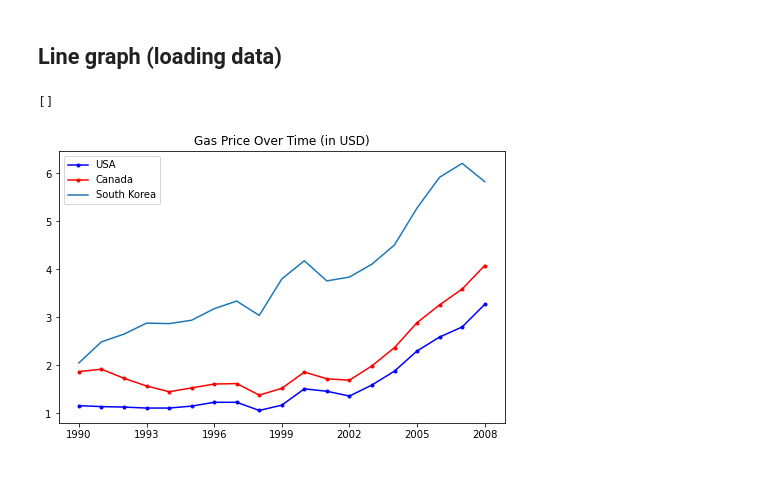
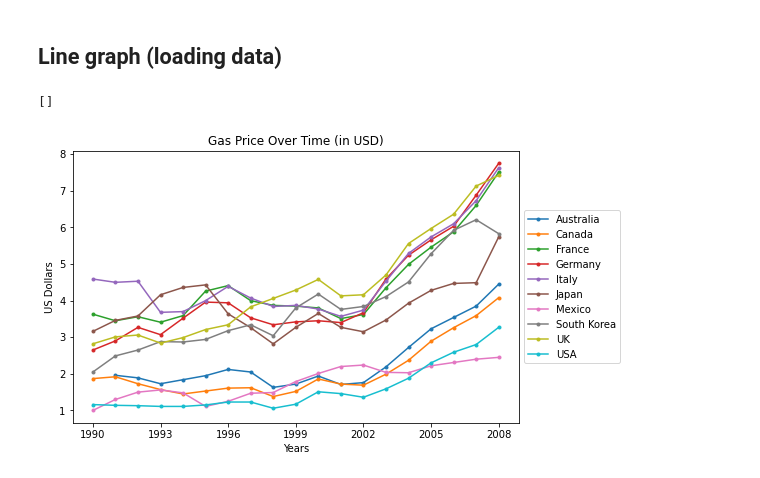
Before and after one commit to sheddyranking/Data-Visualization, a Jupyter notebook: matplotlib1.py.ipynb, the cells around one changed output. Drawn from its saved outputs; the diff is of its cells as text; code cells hidden in the pictures.

Commit message:
updated gas_prices plot

```diff
--- a/matplotlib1.py.ipynb
+++ b/matplotlib1.py.ipynb
@@ -9,23 +9,33 @@ import pandas as pd
 # %%
 gas = pd.read_csv('gas_prices.csv')
 
 plt.figure(figsize=(8,5))
 
 plt.title('Gas Price Over Time (in USD)')
 
 #gas.year(Y-axis), gas.countries(x-axis)
 
-plt.plot(gas.Year,gas.USA, 'b.-', label ='USA')
-plt.plot(gas.Year, gas.Canada,'r.-', label ='Canada')
-plt.plot(gas.Year, gas['South Korea'],'g.-', label ='South Korea') # use this syntax for two entries
+#plt.plot(gas.Year,gas.USA, 'b.-', label ='USA')
+#plt.plot(gas.Year, gas.Canada,'r.-', label ='Canada')
+#plt.plot(gas.Year, gas['South Korea'],'g.-', label ='South Korea') # use this syntax for two entries
+
+#write a funcion to do all that.
+
+for country in gas:
+    if country != 'Year':
+        plt.plot(gas.Year, gas[country], marker='.', label=country)
 
 #the the ticks skeep every three year on the X-axis
 plt.xticks(gas.Year[::3])
 
-plt.legend()
+plt.xlabel('Years')
+plt.ylabel('US Dollars')
+
+#the code inaside moves legend outside of the plot
+plt.legend(loc='center left', bbox_to_anchor=(1, 0.5))
 
 
 plt.plot()
 # %% [output]
 []
-[figure, old version]
+[figure, new version]
```
